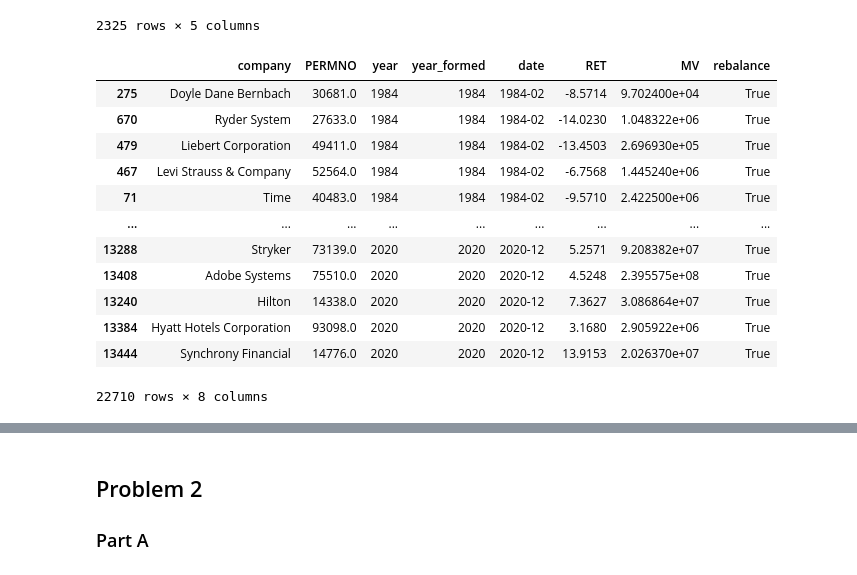
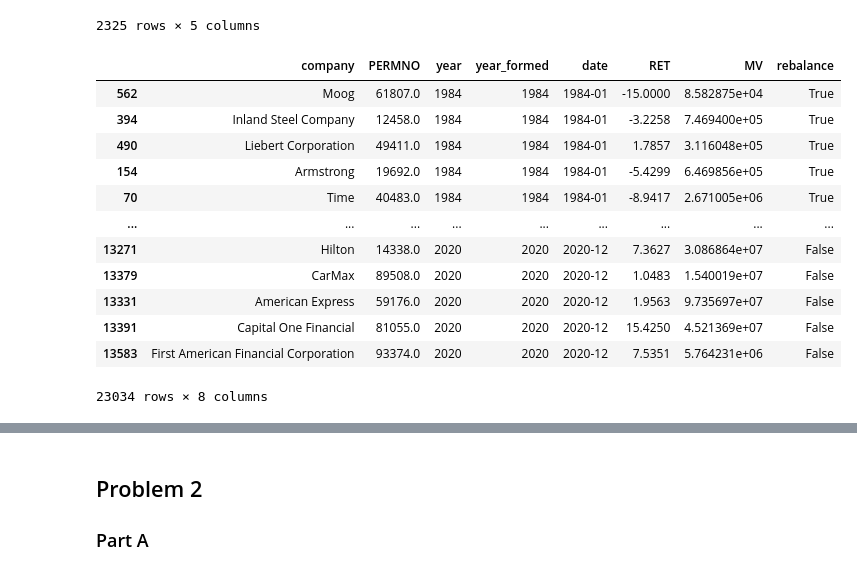
Before and after one commit to KMcCand/Hedge_Funds_Caltech, a Jupyter notebook: BEM114 HW3/BEM114_HW3_Andrew_Daniel_Kyle.ipynb, the cells around one changed output, grey strips where cells are left out. Drawn from its saved outputs; the diff is of its cells as text; code cells hidden in the pictures.

```diff
--- a/BEM114 HW3/BEM114_HW3_Andrew_Daniel_Kyle.ipynb
+++ b/BEM114 HW3/BEM114_HW3_Andrew_Daniel_Kyle.ipynb
@@ -94,15 +133,14 @@ crsp = crsp.dropna(subset=['PRC', 'RET'])
 # Set types for relevant columns
 crsp = crsp.astype({'date': 'string', 'SHRCD': 'int', 'EXCHCD': 'int'})
 
-# [From HW2] Filter SHRCD and EXCHCD, remove negative prices
+# [From HW2] Filter SHRCD and EXCHCD
 crsp = crsp[crsp['SHRCD'].isin([10, 11])]
 crsp = crsp[crsp['EXCHCD'].isin([1, 2, 3])]
-crsp = crsp[crsp['PRC'] >= 0]
 
 # Reformat date column and add market value column
 crsp['date'] = crsp['date'].str[:-3]
 crsp['year'] = crsp['date'].str[:-3].astype('int')
-crsp['MV'] = crsp['PRC'] * crsp['SHROUT']
+crsp['MV'] = np.abs(crsp['PRC']) * crsp['SHROUT']
 crsp['RET'] *= 100
 crsp
 # %% [output]
@@ -201,38 +245,42 @@ bcw
 # %%
 # Merge bcw and crsp
 df = pd.merge(bcw, crsp, how='inner', on=['year', 'PERMNO'])
+df = df.sort_values(by=['PERMNO', 'date'])
 
 # Find dates where firms were listed and de-listed
-min_max = df.groupby('PERMNO')['date'].agg(['min', 'max'])
-special_dates = set(min_max['min'].tolist() + min_max['max'].tolist())
-prev = df['date'][0]
+special_dates = set(df.groupby('PERMNO')['date'].min().tolist())
+last_trade_dates = df.groupby('PERMNO')['date'].max().tolist()
+for date in last_trade_dates:
+    special_dates.add(get_next_month_str(date))
+
+# Add to special dates if any firms are de-listed then listed again
+prev_row = df.iloc[0]
 for _, row in df.iloc[1:].iterrows():
-    if row['date'] != prev:
+    if (not is_next_month(prev_row['date'], row['date'])) and (prev_row['PERMNO'] == row['PERMNO']):
+        special_dates.add(get_next_month_str(prev_row['date']))
         special_dates.add(row['date'])
-    prev = row['date']
+    prev_row = row
 
-# Add rebalance column and shift down to the month it will apply
-df['rebalance'] = (df['date'].str[-2:] == '01') & (df['year'] == df['year_formed']) | (df['date'].isin(special_dates))
-df['rebalance'] = df.groupby('PERMNO')['rebalance'].shift(1)
-df = df.dropna(subset='rebalance')
+# Add rebalance column
+df['rebalance'] = ((df['date'].str[-2:] == '01') & (df['year'] == df['year_formed'])) | (df['date'].isin(special_dates))
 
 df = df.drop(['rank', 'SHRCD', 'EXCHCD', 'PRC', 'SHROUT'], axis=1)
 df = df.sort_values(by=['date'])
 df
 # %% [output]
 |  | company | PERMNO | year | year_formed | date | RET | MV | rebalance |
-| 275 | Doyle Dane Bernbach | 30681.0 | 1984 | 1984 | 1984-02 | -8.5714 | 9.702400e+04 | True |
-| 670 | Ryder System | 27633.0 | 1984 | 1984 | 1984-02 | -14.0230 | 1.048322e+06 | True |
-| 479 | Liebert Corporation | 49411.0 | 1984 | 1984 | 1984-02 | -13.4503 | 2.696930e+05 | True |
-| 467 | Levi Strauss & Company | 52564.0 | 1984 | 1984 | 1984-02 | -6.7568 | 1.445240e+06 | True |
-| 71 | Time | 40483.0 | 1984 | 1984 | 1984-02 | -9.5710 | 2.422500e+06 | True |
+| 562 | Moog | 61807.0 | 1984 | 1984 | 1984-01 | -15.0000 | 8.582875e+04 | True |
+| 394 | Inland Steel Company | 12458.0 | 1984 | 1984 | 1984-01 | -3.2258 | 7.469400e+05 | True |
+| 490 | Liebert Corporation | 49411.0 | 1984 | 1984 | 1984-01 | 1.7857 | 3.116048e+05 | True |
+| 154 | Armstrong | 19692.0 | 1984 | 1984 | 1984-01 | -5.4299 | 6.469856e+05 | True |
+| 70 | Time | 40483.0 | 1984 | 1984 | 1984-01 | -8.9417 | 2.671005e+06 | True |
 | ... | ... | ... | ... | ... | ... | ... | ... | ... |
-| 13288 | Stryker | 73139.0 | 2020 | 2020 | 2020-12 | 5.2571 | 9.208382e+07 | True |
-| 13408 | Adobe Systems | 75510.0 | 2020 | 2020 | 2020-12 | 4.5248 | 2.395575e+08 | True |
-| 13240 | Hilton | 14338.0 | 2020 | 2020 | 2020-12 | 7.3627 | 3.086864e+07 | True |
-| 13384 | Hyatt Hotels Corporation | 93098.0 | 2020 | 2020 | 2020-12 | 3.1680 | 2.905922e+06 | True |
-| 13444 | Synchrony Financial | 14776.0 | 2020 | 2020 | 2020-12 | 13.9153 | 2.026370e+07 | True |
+| 13271 | Hilton | 14338.0 | 2020 | 2020 | 2020-12 | 7.3627 | 3.086864e+07 | False |
+| 13379 | CarMax | 89508.0 | 2020 | 2020 | 2020-12 | 1.0483 | 1.540019e+07 | False |
+| 13331 | American Express | 59176.0 | 2020 | 2020 | 2020-12 | 1.9563 | 9.735697e+07 | False |
+| 13391 | Capital One Financial | 81055.0 | 2020 | 2020 | 2020-12 | 15.4250 | 4.521369e+07 | False |
+| 13583 | First American Financial Corporation | 93374.0 | 2020 | 2020 | 2020-12 | 7.5351 | 5.764231e+06 | False |
-22710 rows × 8 columns
+23034 rows × 8 columns
 # %%
 # Group by date and calculate weights
 df_weights = df.groupby('date', group_keys=False).apply(calc_weights)
```
Also changed, not shown: parts of 13 cells of this notebook.
